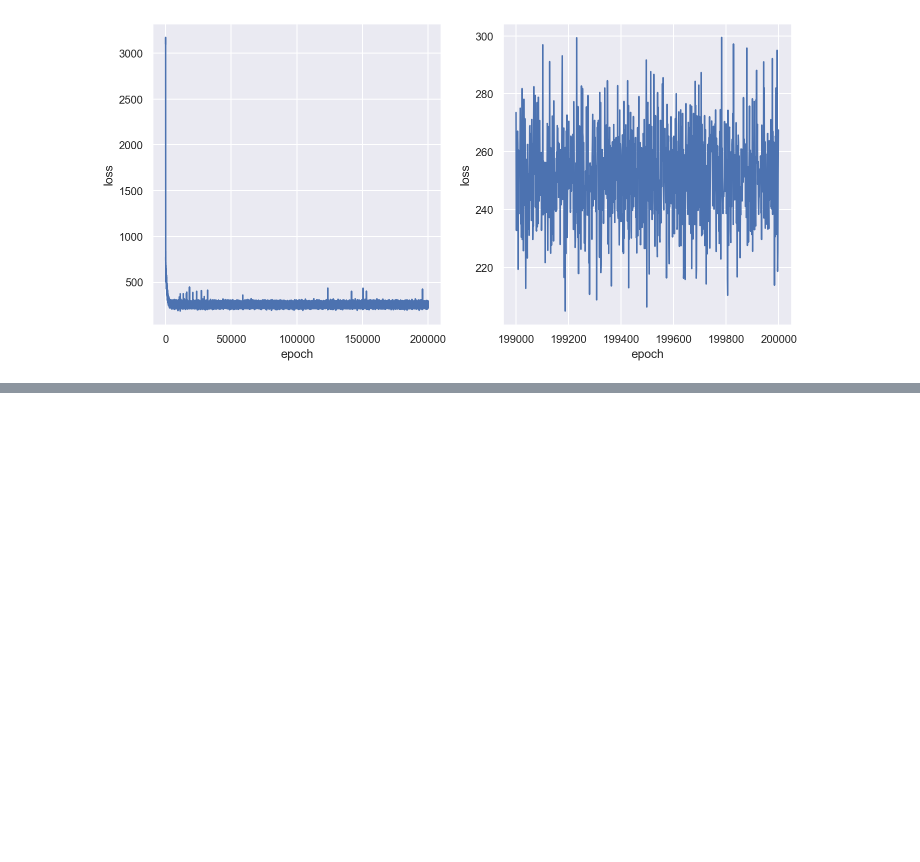
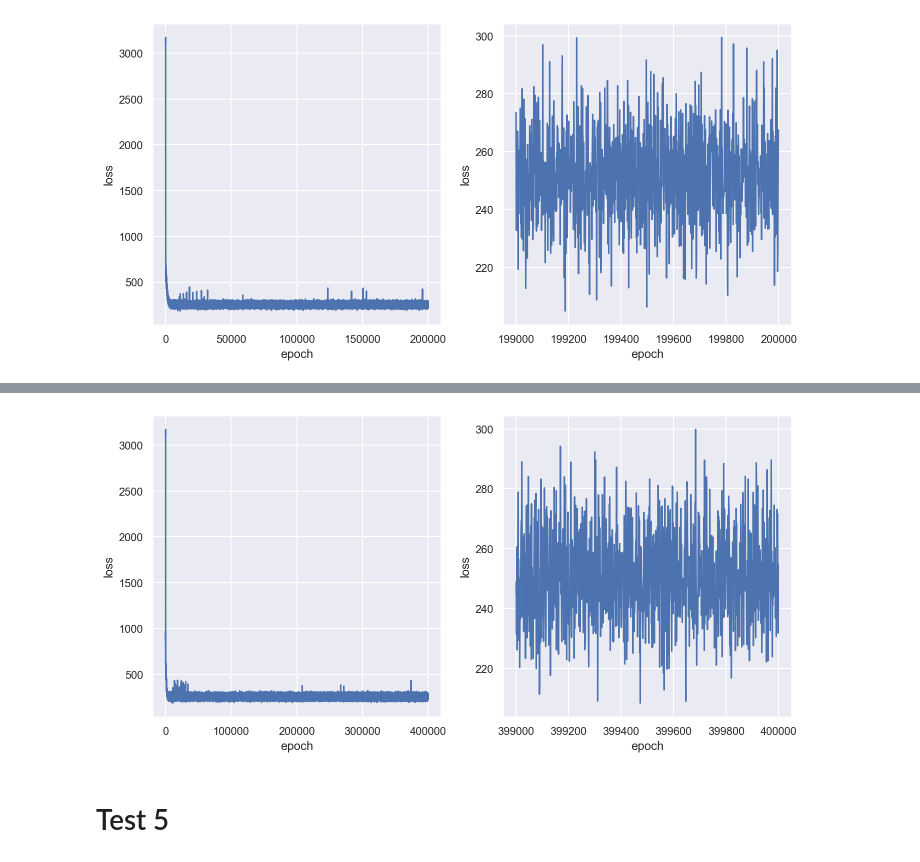
Before and after one commit to AurelienNioche/ActiveTeachingCollaborative, a Jupyter notebook: inference/norm-flow/minibatch/minibatch.ipynb, the cells around one changed output, grey strips where cells are left out. Cells and saved outputs as stored; diff of their text form; code cells hidden in the pictures; blank space fills up the shorter version.

```diff
--- a/inference/norm-flow/minibatch/minibatch.ipynb
+++ b/inference/norm-flow/minibatch/minibatch.ipynb
@@ -63,0 +172,6 @@ plot_loss(hist_loss)
+# %%
+plot_loss(hist_loss)
+# %% [output]
+[figure, added]
+# %% [markdown]
+# Test 5
```
Also changed, not shown: parts of 14 cells of this notebook, 8 other files.
